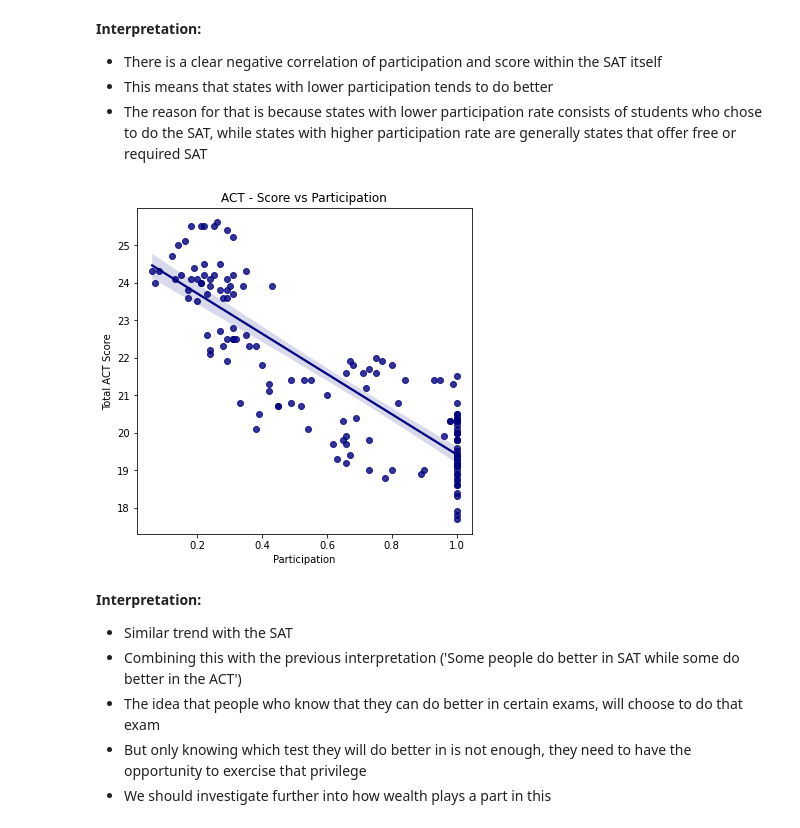
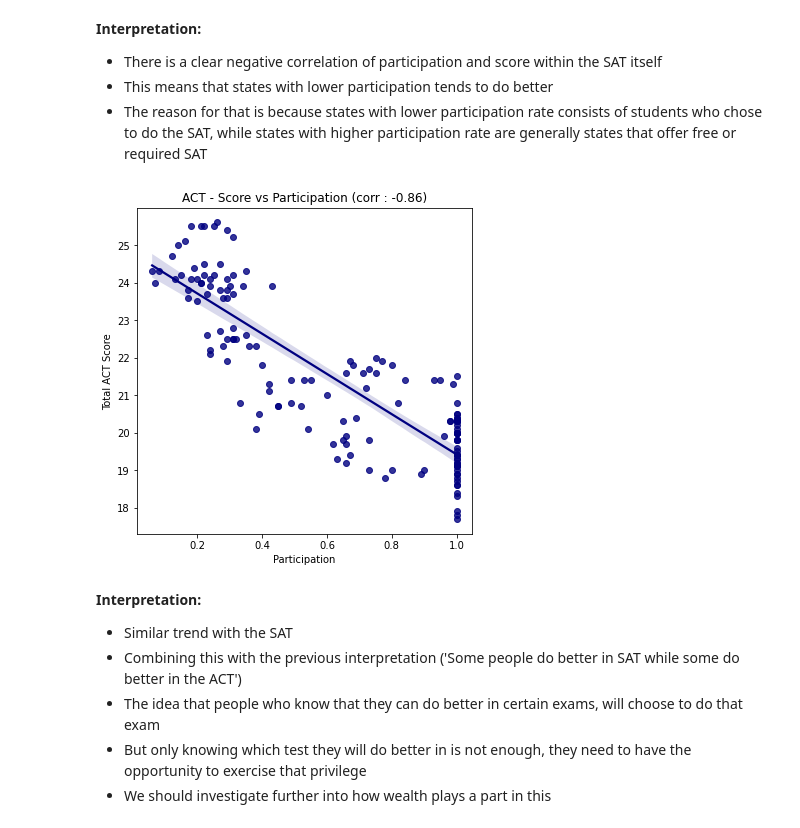
Before and after one commit to krisgch/dsi_project_satcat, a Jupyter notebook: code/sat_act_eda.ipynb, the cells around one changed output. Cells and saved outputs as stored; diff of their text form; code cells hidden in the pictures.

```diff
--- a/code/sat_act_eda.ipynb
+++ b/code/sat_act_eda.ipynb
@@ -216,20 +224,23 @@ __Interpretation:__
 # %%
 # ACT score and participation
 fig, axes = plt.subplots(figsize=(6,6))
 
 # plot
 sns.regplot(y = 'composite', x= 'participation', data = act_df,color='#000080')
 
+# characteristic
+graph_corr = round(act_df[['composite','participation']].corr()['composite']['participation'],2)
+
 # style title
-axes.set_title('ACT - Score vs Participation')
+axes.set_title(f'ACT - Score vs Participation (corr : {graph_corr})')
 
 # style label
 axes.set_ylabel('Total ACT Score')
 axes.set_xlabel('Participation')
 plt.savefig('../figure/act_score_vs_participation.jpg');
 # The lower the participation rate of each state, the higher they tend to score
 # %% [output]
-[figure, old version]
+[figure, new version]
 # %% [markdown]
 __Interpretation:__
 - Similar trend with the SAT
```
Also changed, not shown: parts of 5 cells of this notebook, 8 other files.
